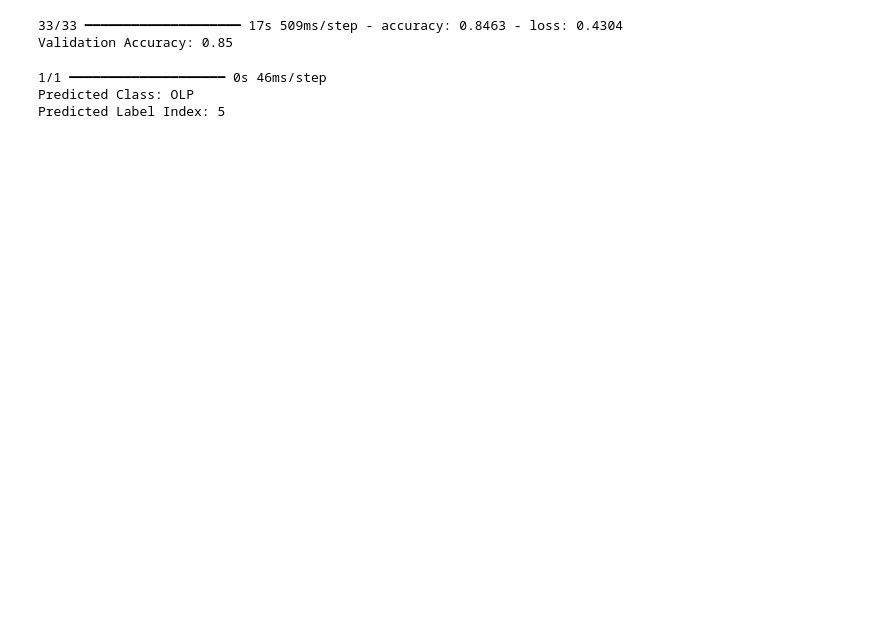
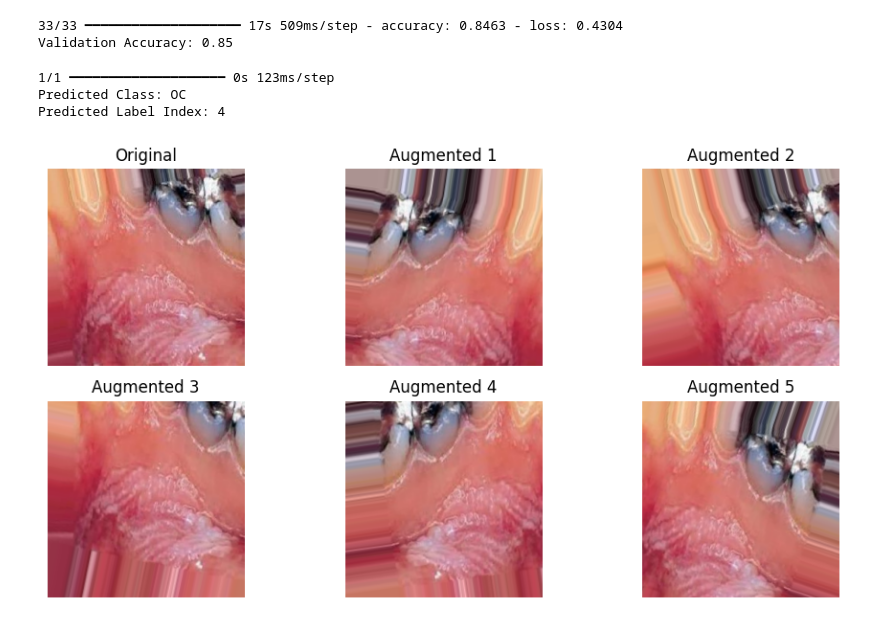
Before and after one commit to ehab1441/Teeth-Classification, a Jupyter notebook: model.ipynb, the cells around one changed output. Cells and saved outputs as stored; diff of their text form; code cells hidden in the pictures; blank space fills up the shorter version.

```diff
--- a/model.ipynb
+++ b/model.ipynb
@@ -156,8 +157,53 @@ def predict_teeth(image_path, model):
     print(f"Predicted Label Index: {class_index}")
 
 
-predict_teeth(r"C:\Data Sets\Teeth DataSet\Teeth_Dataset\Testing\OLP\p_1209_0_6128.jpg", loaded_model)
+predict_teeth(r"C:\Data Sets\Teeth DataSet\Teeth_Dataset\Testing\OC\oc_1213.jpg", loaded_model)
 # %% [output]
-1/1 ━━━━━━━━━━━━━━━━━━━━ 0s 46ms/step
-Predicted Class: OLP
-Predicted Label Index: 5
+1/1 ━━━━━━━━━━━━━━━━━━━━ 0s 123ms/step
+Predicted Class: OC
+Predicted Label Index: 4
+# %%
+from tensorflow.keras.preprocessing.image import load_img, img_to_array
+import matplotlib.pyplot as plt
+import numpy as np
+import os
+import random
+
+# Pick a random class
+class_name = random.choice(list(train_generator.class_indices.keys()))  # Randomly select a class
+class_path = os.path.join(train_path, class_name)  # Get the class directory
+
+if os.path.exists(class_path) and os.listdir(class_path):
+    img_filename = random.choice(os.listdir(class_path))  # Randomly pick an image from the selected class
+    img_path = os.path.join(class_path, img_filename)  # Get the full image path
+
+# Load the original image
+img = load_img(img_path, target_size=(224, 224))
+img_array = img_to_array(img) # Normalize between 0 and 1
+img_array = np.expand_dims(img_array, axis=0)
+
+# Generate augmented images
+aug_iter = datagen.flow(img_array, batch_size=1)
+
+# Plot original & augmented images
+plt.figure(figsize=(10, 5))
+
+# Show Original Image (Convert back to 0-255)
+plt.subplot(2, 3, 1)
+plt.imshow((img_array[0]).astype("uint8"))  # Convert to 0-255
+plt.title("Original")
+plt.axis("off")
+
+# Show 5 Augmented Images (Unnormalize)
+for i in range(5):
+    aug_img = next(aug_iter)[0]  # Get augmented image
+    aug_img = (aug_img * 255).astype("uint8")  # Convert to 0-255
+    plt.subplot(2, 3, i+2)
+    plt.imshow(aug_img)
+    plt.title(f"Augmented {i+1}")
+    plt.axis("off")
+
+plt.tight_layout()
+plt.show()
+# %% [output]
+[figure, added]
```
Also changed, not shown: parts of 1 cell of this notebook.
